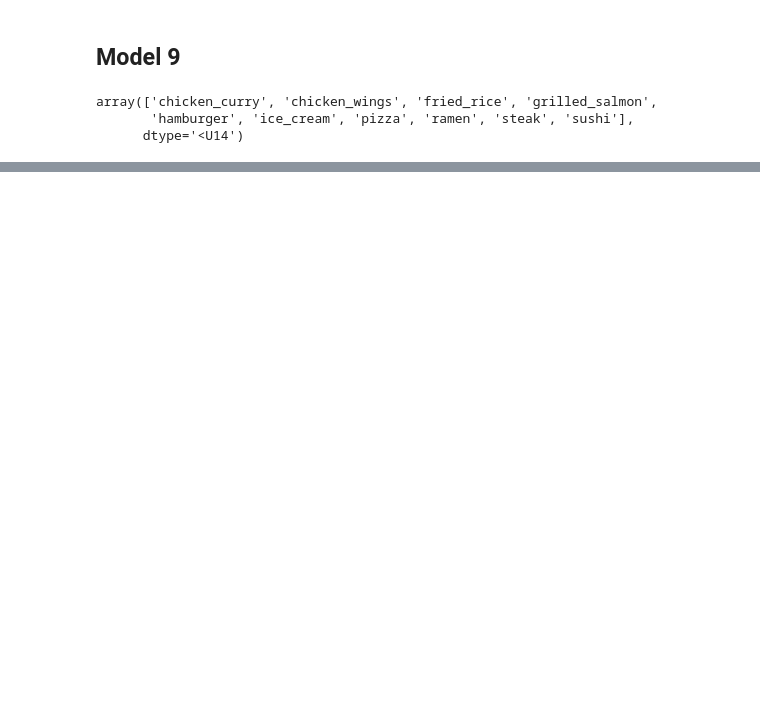
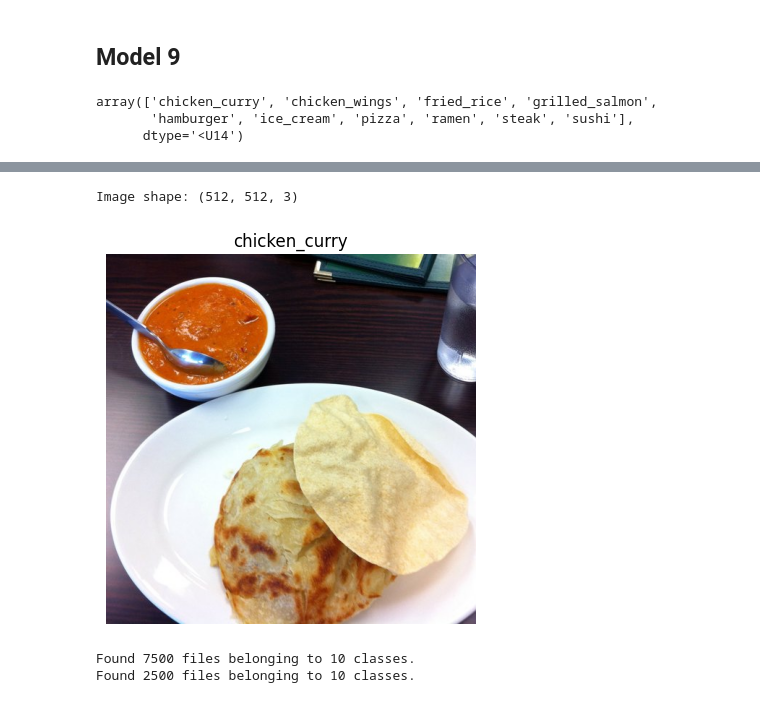
Before and after one commit to BUFONJOKER/tensorflow-zero-to-mastery, a Jupyter notebook: 03_cnn_computer_vision.ipynb, the cells around one changed output, grey strips where cells are left out. Cells and saved outputs as stored; diff of their text form; code cells hidden in the pictures; blank space fills up the shorter version.

```diff
--- a/03_cnn_computer_vision.ipynb
+++ b/03_cnn_computer_vision.ipynb
@@ -832,0 +947,25 @@ test_data = image_dataset_from_directory(
+# %%
+train_dir = "10_food_classes_all_data/train/"
+test_dir = "10_food_classes_all_data/test/"
+# %%
+# class names for our multiclass dataset
+data_dir = pathlib.Path(train_dir)
+class_names = np.array(sorted([item.name for item in data_dir.glob('*')]))
+# %%
+image = view_random_image(target_dir="10_food_classes_all_data/train/",target_class=random.choice(class_names))
+# %% [output]
+Image shape: (512, 512, 3)
+[figure, added]
+# %%
+train_data = keras.utils.image_dataset_from_directory(
+    train_dir, label_mode='categorical', batch_size=32, image_size=(224,224),
+    seed=42
+)
+
+test_data = keras.utils.image_dataset_from_directory(
+    test_dir, label_mode='categorical', batch_size=32, image_size=(224,224),
+    seed=42
+)
+# %% [output]
+Found 7500 files belonging to 10 classes.
+Found 2500 files belonging to 10 classes.
```
Also changed, not shown: parts of 29 cells of this notebook.
